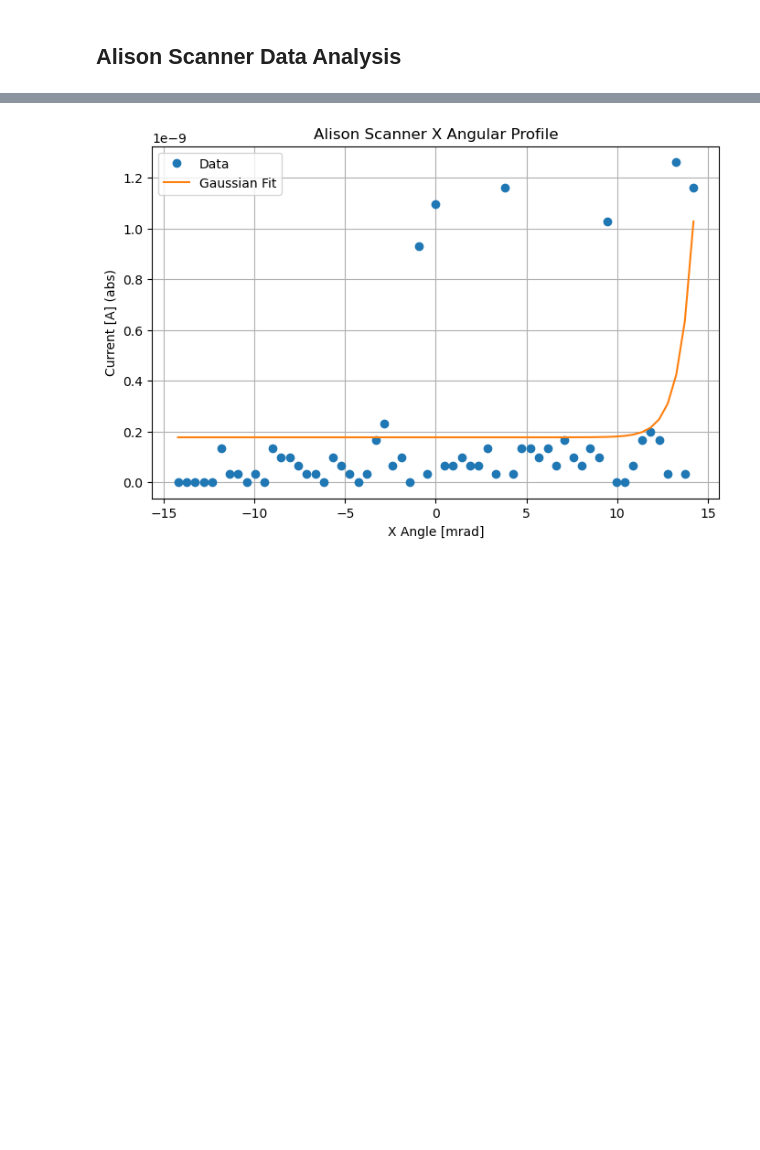
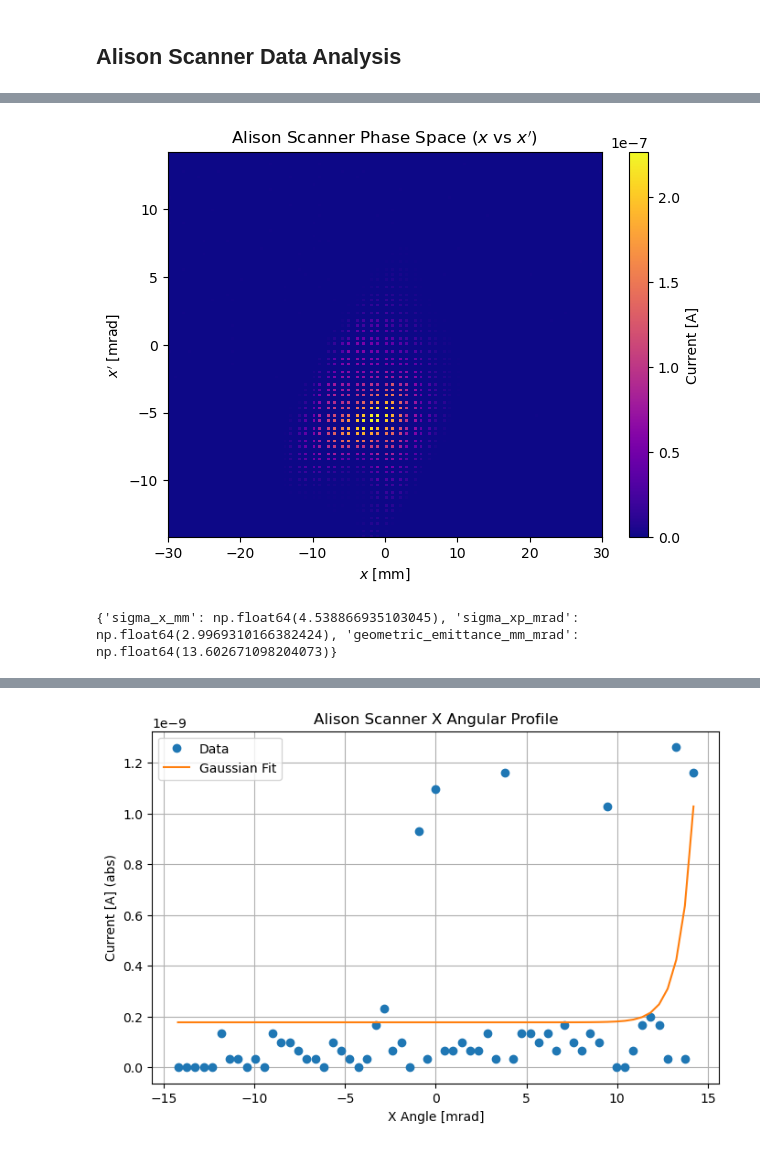
Before and after one commit to cspark7701/synapticTrack, a Jupyter notebook: examples/scanner.ipynb, the cells around one changed output, grey strips where cells are left out. Saved outputs shown, nothing was run; the diff lists cells and outputs as text; code cells hidden in the pictures; blank space fills up the shorter version.

```diff
--- a/examples/scanner.ipynb
+++ b/examples/scanner.ipynb
@@ -156,0 +162,6 @@ print(results5)
+# %%
+filename6 = base_dir + '/' + '102829_Y.txt'
+beamas2 = beam_io.read_scanner(scanner='alison', filename=filename6)
+print(beamas2.scan_id)
+print(beamas2.describe())
+beamas2.data
@@ -156,0 +184,6 @@ print(results5)
+# %%
+results6 = analyze_alison_scanner_2d(beamas2)
+print(results6)
+# %% [output]
+[figure, added]
+{'sigma_x_mm': np.float64(4.538866935103045), 'sigma_xp_mrad': np.float64(2.9969310166382424), 'geometric_emittance_mm_mrad': np.float64(13.602671098204073)}
```
Also changed, not shown: parts of 6 cells of this notebook, 3 other files.
